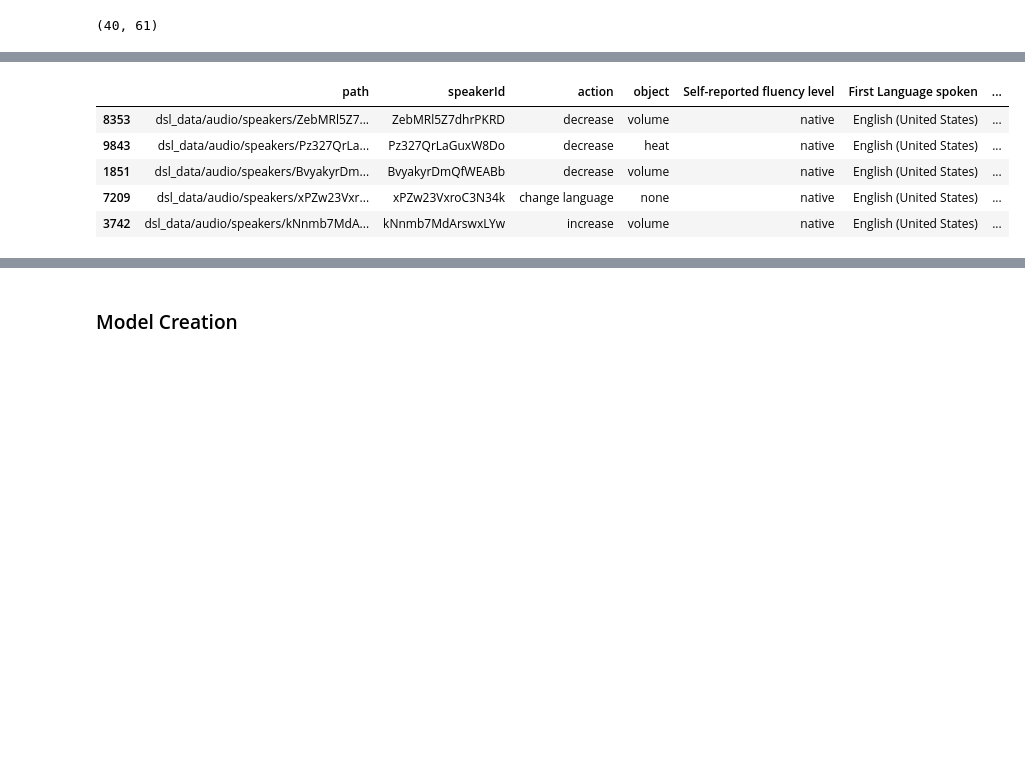
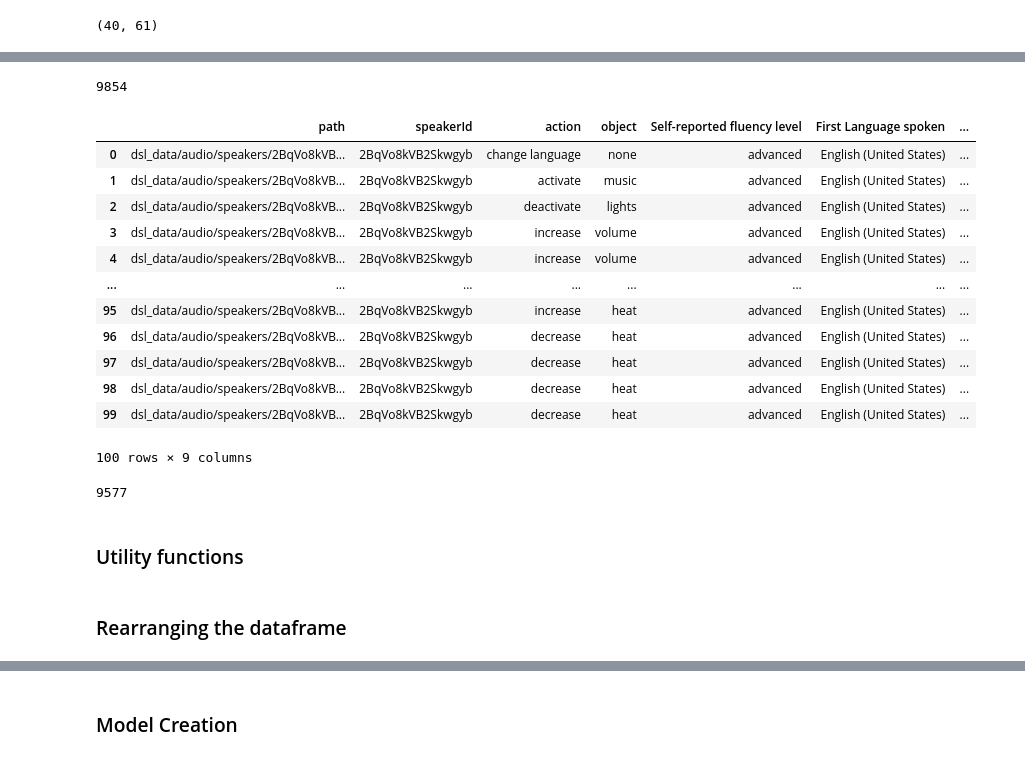
Before and after one commit to omblivion/DataScienceLab, a Jupyter notebook: Part 2- Audio Classification Data Preprocessing And Model Creation.ipynb, the cells around one changed output, grey strips where cells are left out. Drawn from its saved outputs; the diff is of its cells as text; code cells hidden in the pictures; blank space fills up the shorter version.

```diff
--- a/Part 2- Audio Classification Data Preprocessing And Model Creation.ipynb
+++ b/Part 2- Audio Classification Data Preprocessing And Model Creation.ipynb
@@ -102,21 +103,33 @@ array([[-7.4111920e+02, -7.3793085e+02, -7.3372919e+02, ...,
 # %%
 #### Extracting MFCC's For every audio file
 audio_dataset_path = 'dsl_data/audio'
-metadata = pd.read_csv('dsl_data/development.csv')
+metadata = pd.read_csv('development.csv')
 
 metadata.drop('Id', axis=1, inplace=True)
 #TODO REMOVE ME
-metadata = metadata.sample(frac=0.01, random_state=42)
+# metadata = metadata.sample(frac=0.1, random_state=42)
 
-metadata.head()
+print(len(metadata))
+metadata.head(100)
 # %% [output]
+9854
 |  | path | speakerId | action | object | Self-reported fluency level | First Language spoken | ... |
-| 8353 | dsl_data/audio/speakers/ZebMRl5Z7... | ZebMRl5Z7dhrPKRD | decrease | volume | native | English (United States) | ... |
-| 9843 | dsl_data/audio/speakers/Pz327QrLa... | Pz327QrLaGuxW8Do | decrease | heat | native | English (United States) | ... |
-| 1851 | dsl_data/audio/speakers/BvyakyrDm... | BvyakyrDmQfWEABb | decrease | volume | native | English (United States) | ... |
-| 7209 | dsl_data/audio/speakers/xPZw23Vxr... | xPZw23VxroC3N34k | change language | none | native | English (United States) | ... |
-| 3742 | dsl_data/audio/speakers/kNnmb7MdA... | kNnmb7MdArswxLYw | increase | volume | native | English (United States) | ... |
+| 0 | dsl_data/audio/speakers/2BqVo8kVB... | 2BqVo8kVB2Skwgyb | change language | none | advanced | English (United States) | ... |
+| 1 | dsl_data/audio/speakers/2BqVo8kVB... | 2BqVo8kVB2Skwgyb | activate | music | advanced | English (United States) | ... |
+| 2 | dsl_data/audio/speakers/2BqVo8kVB... | 2BqVo8kVB2Skwgyb | deactivate | lights | advanced | English (United States) | ... |
+| 3 | dsl_data/audio/speakers/2BqVo8kVB... | 2BqVo8kVB2Skwgyb | increase | volume | advanced | English (United States) | ... |
+| 4 | dsl_data/audio/speakers/2BqVo8kVB... | 2BqVo8kVB2Skwgyb | increase | volume | advanced | English (United States) | ... |
+| ... | ... | ... | ... | ... | ... | ... | ... |
+| 95 | dsl_data/audio/speakers/2BqVo8kVB... | 2BqVo8kVB2Skwgyb | increase | heat | advanced | English (United States) | ... |
+| 96 | dsl_data/audio/speakers/2BqVo8kVB... | 2BqVo8kVB2Skwgyb | decrease | heat | advanced | English (United States) | ... |
+| 97 | dsl_data/audio/speakers/2BqVo8kVB... | 2BqVo8kVB2Skwgyb | decrease | heat | advanced | English (United States) | ... |
+| 98 | dsl_data/audio/speakers/2BqVo8kVB... | 2BqVo8kVB2Skwgyb | decrease | heat | advanced | English (United States) | ... |
+| 99 | dsl_data/audio/speakers/2BqVo8kVB... | 2BqVo8kVB2Skwgyb | decrease | heat | advanced | English (United States) | ... |
+100 rows × 9 columns
 # %%
 metadata.drop(metadata[metadata['First Language spoken'] != 'English (United States)'].index, inplace=True)
 metadata.drop(metadata[metadata['Current language used for work/school'] != 'English (United States)'].index,
               inplace=True)
+print(len(metadata))
+# %% [output]
+9577
@@ -123,3 +139,5 @@ metadata.drop(metadata[metadata['Current language used for work/school'] != 'Eng
+# %% [markdown]
+### Utility functions
 # %%
 def mfccs_extractor(file):
     audio, sample_rate = librosa.load(file, res_type='kaiser_fast')
@@ -139,3 +163,5 @@ def create_sentence(row):
+# %% [markdown]
+### Rearranging the dataframe
 # %%
 mapping = {metadata.columns[4]: 'Fluency', }
 metadata = metadata.rename(columns=mapping)
```
Also changed, not shown: parts of 52 cells of this notebook, 1 other file.
